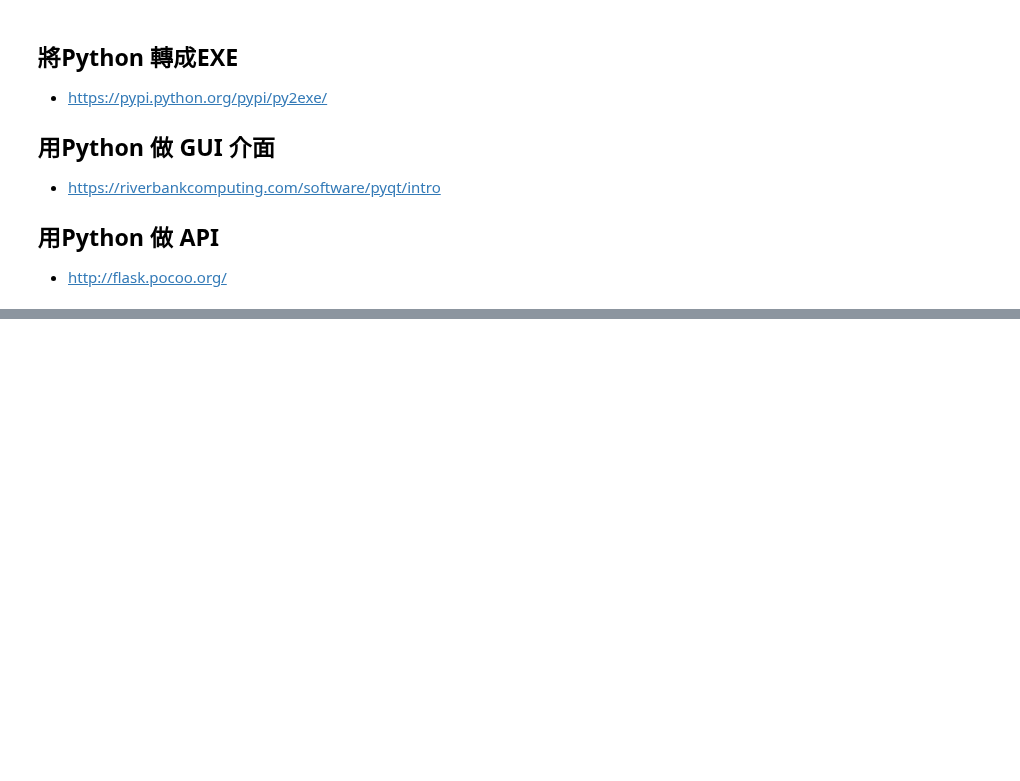
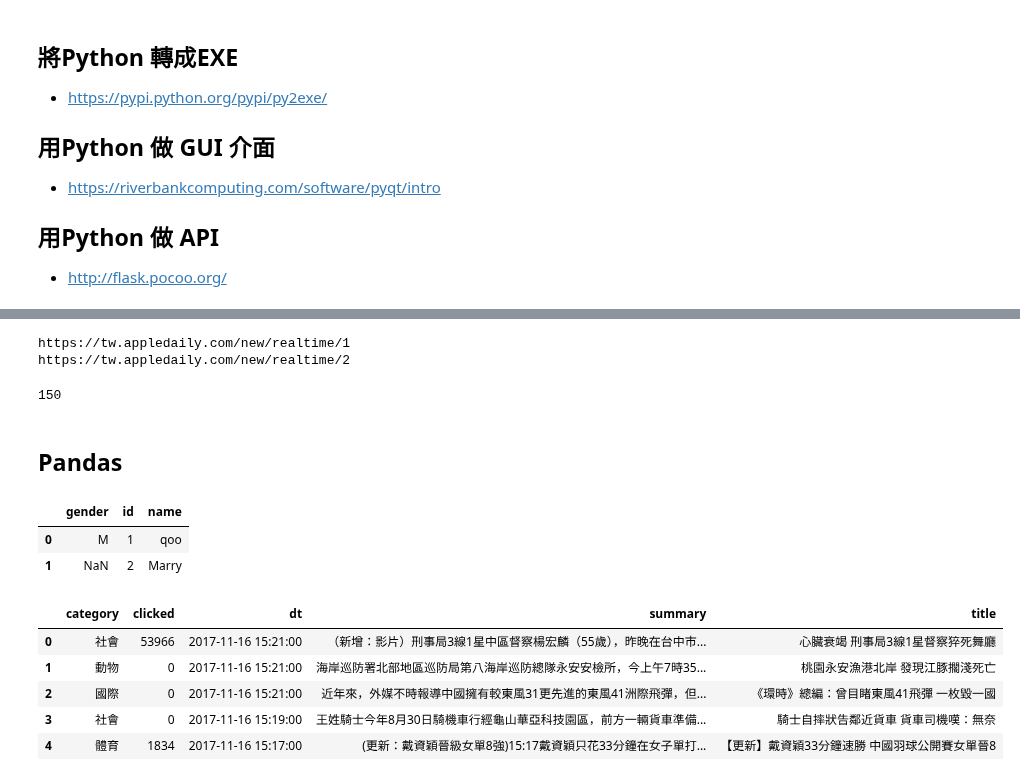
Before and after one commit to ywchiu/fuboni, a Jupyter notebook: Demo20171116.ipynb, the cells around one changed output, grey strips where cells are left out. Drawn from its saved outputs; the diff is of its cells as text; code cells hidden in the pictures; blank space fills up the shorter version.

```diff
--- a/Demo20171116.ipynb
+++ b/Demo20171116.ipynb
@@ -451,0 +480,7 @@ True
+# %%
+newsurl = 'https://tw.appledaily.com/new/realtime/{}'
+for page in range(1,3):
+    print(newsurl.format(page))
+# %% [output]
+https://tw.appledaily.com/new/realtime/1
+https://tw.appledaily.com/new/realtime/2
@@ -451,0 +495,15 @@ True
+# %%
+len(newsary)
+# %% [output]
+150
+# %% [markdown]
+## Pandas
+# %%
+import pandas
+a = [{'id':1, 'name':'qoo', 'gender': 'M'}, {'id':2, 'name': 'Marry'}]
+df = pandas.DataFrame(a)
+df
+# %% [output]
+|  | gender | id | name |
+| 0 | M | 1 | qoo |
+| 1 | NaN | 2 | Marry |
@@ -451,0 +512,9 @@ True
+# %%
+newsdf.head()
+# %% [output]
+|  | category | clicked | dt | summary | title |
+| 0 | 社會 | 53966 | 2017-11-16 15:21:00 | （新增：影片）刑事局3線1星中區督察楊宏麟（55歲），昨晚在台中市... | 心臟衰竭 刑事局3線1星督察猝死舞廳 |
+| 1 | 動物 | 0 | 2017-11-16 15:21:00 | 海岸巡防署北部地區巡防局第八海岸巡防總隊永安安檢所，今上午7時35... | 桃園永安漁港北岸 發現江豚擱淺死亡 |
+| 2 | 國際 | 0 | 2017-11-16 15:21:00 | 近年來，外媒不時報導中國擁有較東風31更先進的東風41洲際飛彈，但... | 《環時》總編：曾目睹東風41飛彈 一枚毀一國 |
+| 3 | 社會 | 0 | 2017-11-16 15:19:00 | 王姓騎士今年8月30日騎機車行經龜山華亞科技園區，前方一輛貨車準備... | 騎士自摔狀告鄰近貨車 貨車司機嘆：無奈 |
+| 4 | 體育 | 1834 | 2017-11-16 15:17:00 | (更新：戴資穎晉級女單8強)15:17戴資穎只花33分鐘在女子單打... | 【更新】戴資穎33分鐘速勝 中國羽球公開賽女單晉8 |
```
Also changed, not shown: parts of 13 cells of this notebook.
